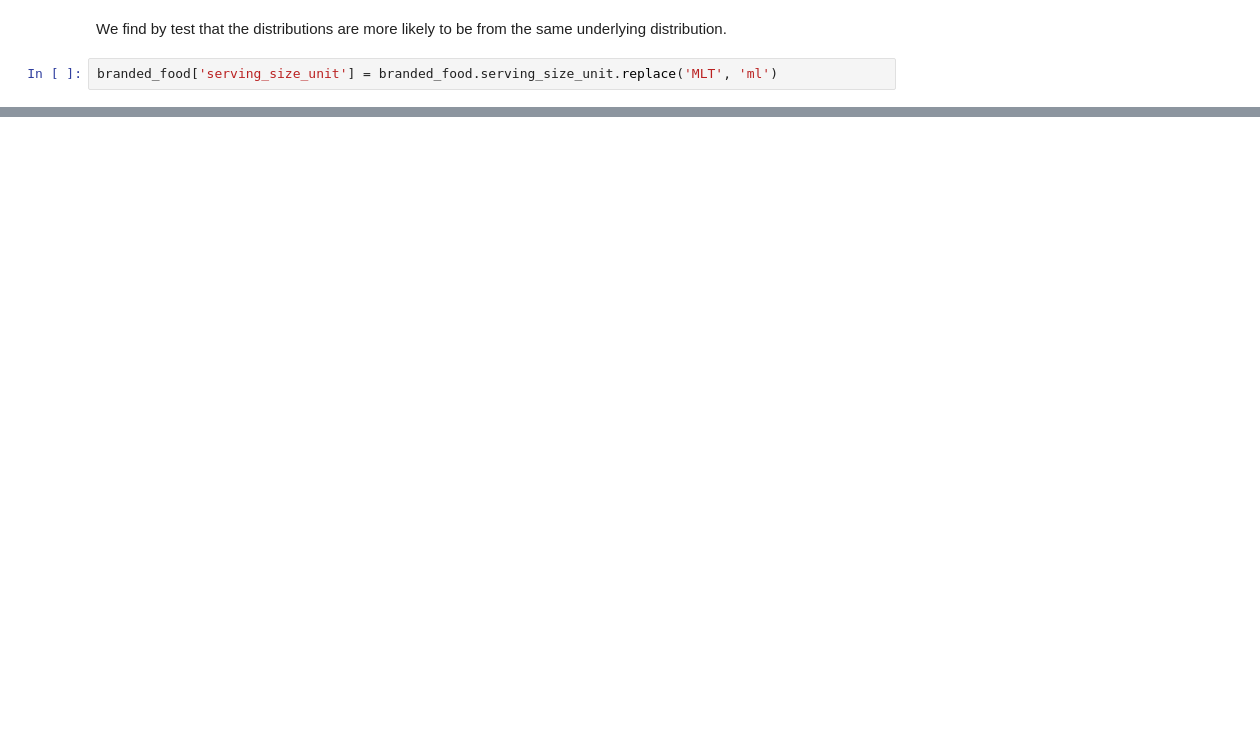
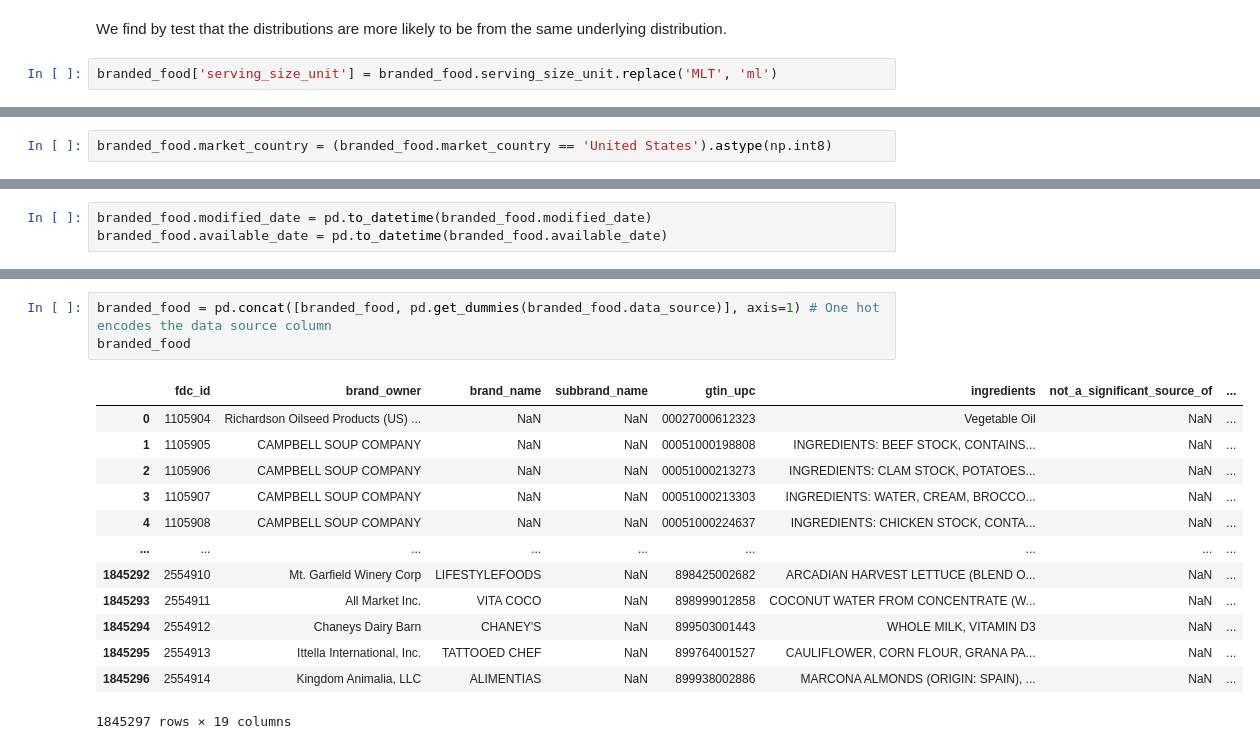
Before and after one commit to alexander-jensen/FDA-Data-Analysis, a Jupyter notebook: Branded Food Initial Data Analysis.ipynb, the cells around one changed output, grey strips where cells are left out. Cells and saved outputs as stored; diff of their text form; blank space fills up the shorter version.

```diff
--- a/Branded Food Initial Data Analysis.ipynb
+++ b/Branded Food Initial Data Analysis.ipynb
@@ -484,0 +548,2 @@ NameError: name 'g_food_no_outlier' is not defined
+# %%
+branded_food.market_country = (branded_food.market_country == 'United States').astype(np.int8)
@@ -484,0 +576,3 @@ NameError: name 'g_food_no_outlier' is not defined
+# %%
+branded_food.modified_date = pd.to_datetime(branded_food.modified_date)
+branded_food.available_date = pd.to_datetime(branded_food.available_date)
@@ -484,0 +630,17 @@ NameError: name 'g_food_no_outlier' is not defined
+# %%
+branded_food = pd.concat([branded_food, pd.get_dummies(branded_food.data_source)], axis=1) # One hot encodes the data source column
+branded_food
+# %% [output]
+|  | fdc_id | brand_owner | brand_name | subbrand_name | gtin_upc | ingredients | not_a_significant_source_of | ... |
+| 0 | 1105904 | Richardson Oilseed Products (US) ... | NaN | NaN | 00027000612323 | Vegetable Oil | NaN | ... |
+| 1 | 1105905 | CAMPBELL SOUP COMPANY | NaN | NaN | 00051000198808 | INGREDIENTS: BEEF STOCK, CONTAINS... | NaN | ... |
+| 2 | 1105906 | CAMPBELL SOUP COMPANY | NaN | NaN | 00051000213273 | INGREDIENTS: CLAM STOCK, POTATOES... | NaN | ... |
+| 3 | 1105907 | CAMPBELL SOUP COMPANY | NaN | NaN | 00051000213303 | INGREDIENTS: WATER, CREAM, BROCCO... | NaN | ... |
+| 4 | 1105908 | CAMPBELL SOUP COMPANY | NaN | NaN | 00051000224637 | INGREDIENTS: CHICKEN STOCK, CONTA... | NaN | ... |
+| ... | ... | ... | ... | ... | ... | ... | ... | ... |
+| 1845292 | 2554910 | Mt. Garfield Winery Corp | LIFESTYLEFOODS | NaN | 898425002682 | ARCADIAN HARVEST LETTUCE (BLEND O... | NaN | ... |
+| 1845293 | 2554911 | All Market Inc. | VITA COCO | NaN | 898999012858 | COCONUT WATER FROM CONCENTRATE (W... | NaN | ... |
+| 1845294 | 2554912 | Chaneys Dairy Barn | CHANEY'S | NaN | 899503001443 | WHOLE MILK, VITAMIN D3 | NaN | ... |
+| 1845295 | 2554913 | Ittella International, Inc. | TATTOOED CHEF | NaN | 899764001527 | CAULIFLOWER, CORN FLOUR, GRANA PA... | NaN | ... |
+| 1845296 | 2554914 | Kingdom Animalia, LLC | ALIMENTIAS | NaN | 899938002886 | MARCONA ALMONDS (ORIGIN: SPAIN), ... | NaN | ... |
+1845297 rows × 19 columns
```
Also changed, not shown: parts of 36 cells of this notebook.
